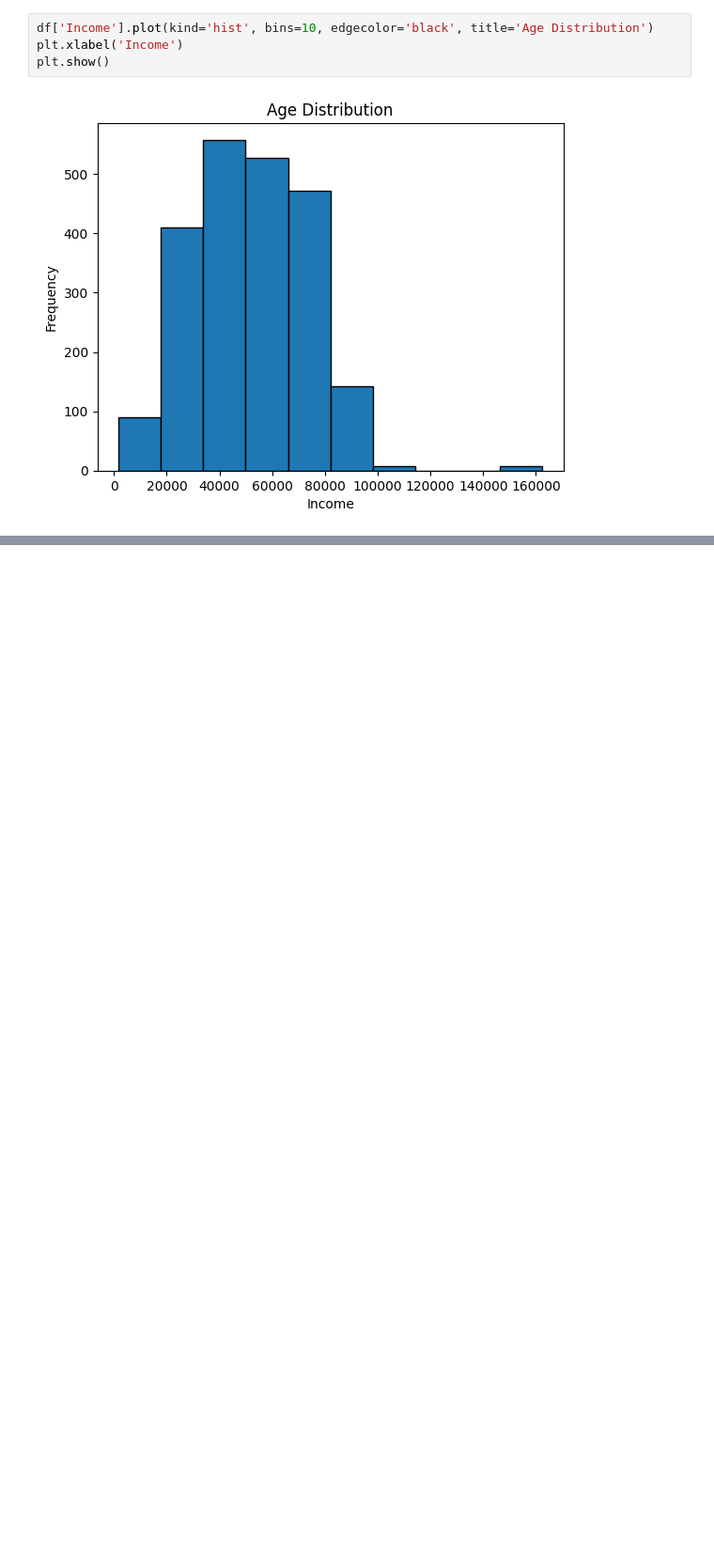
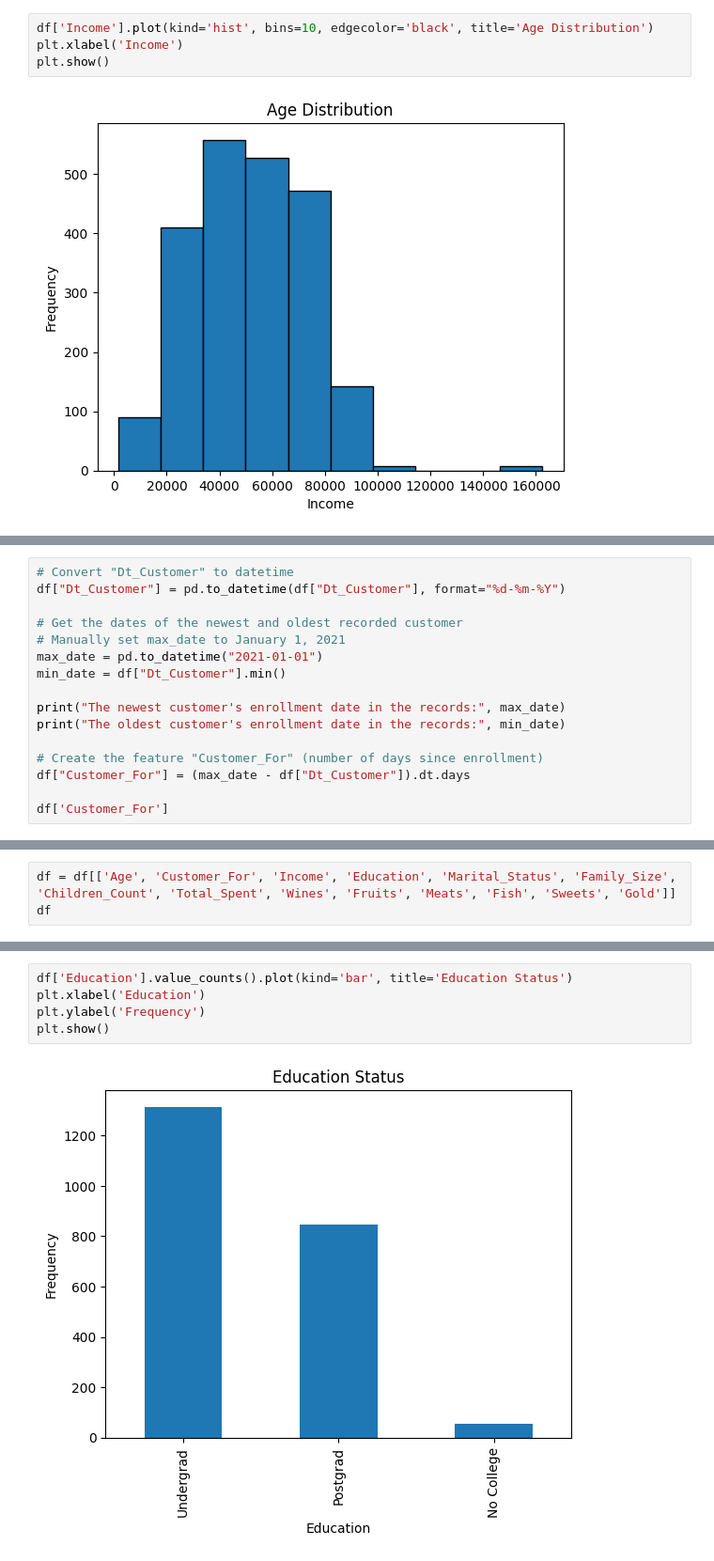
Before and after one commit to ThomasWinn/kaggle-growth, a Jupyter notebook: customer-personality-analysis/eda.ipynb, the cells around one changed output, grey strips where cells are left out. Shown at 94% size. Saved outputs shown, nothing was run; the diff lists cells and outputs as text; blank space fills up the shorter version.

```diff
--- a/customer-personality-analysis/eda.ipynb
+++ b/customer-personality-analysis/eda.ipynb
@@ -115,0 +136,16 @@ plt.show()
+# %%
+# Convert "Dt_Customer" to datetime
+df["Dt_Customer"] = pd.to_datetime(df["Dt_Customer"], format="%d-%m-%Y")
+
+# Get the dates of the newest and oldest recorded customer
+# Manually set max_date to January 1, 2021
+max_date = pd.to_datetime("2021-01-01")
+min_date = df["Dt_Customer"].min()
+
+print("The newest customer's enrollment date in the records:", max_date)
+print("The oldest customer's enrollment date in the records:", min_date)
+
+# Create the feature "Customer_For" (number of days since enrollment)
+df["Customer_For"] = (max_date - df["Dt_Customer"]).dt.days
+
+df['Customer_For']
@@ -115,0 +223,3 @@ plt.show()
+# %%
+df = df[['Age', 'Customer_For', 'Income', 'Education', 'Marital_Status', 'Family_Size', 'Children_Count', 'Total_Spent', 'Wines', 'Fruits', 'Meats', 'Fish', 'Sweets', 'Gold']]
+df
@@ -115,0 +240,7 @@ plt.show()
+# %%
+df['Education'].value_counts().plot(kind='bar', title='Education Status')
+plt.xlabel('Education')
+plt.ylabel('Frequency')
+plt.show()
+# %% [output]
+[figure, added]
```
Also changed, not shown: parts of 21 cells of this notebook.
